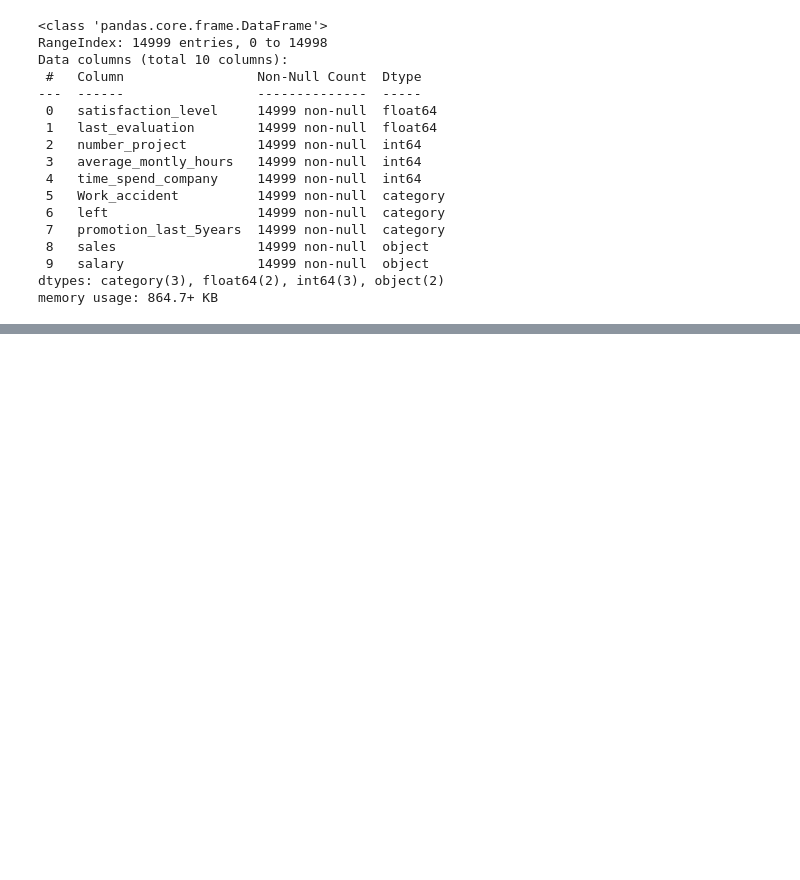
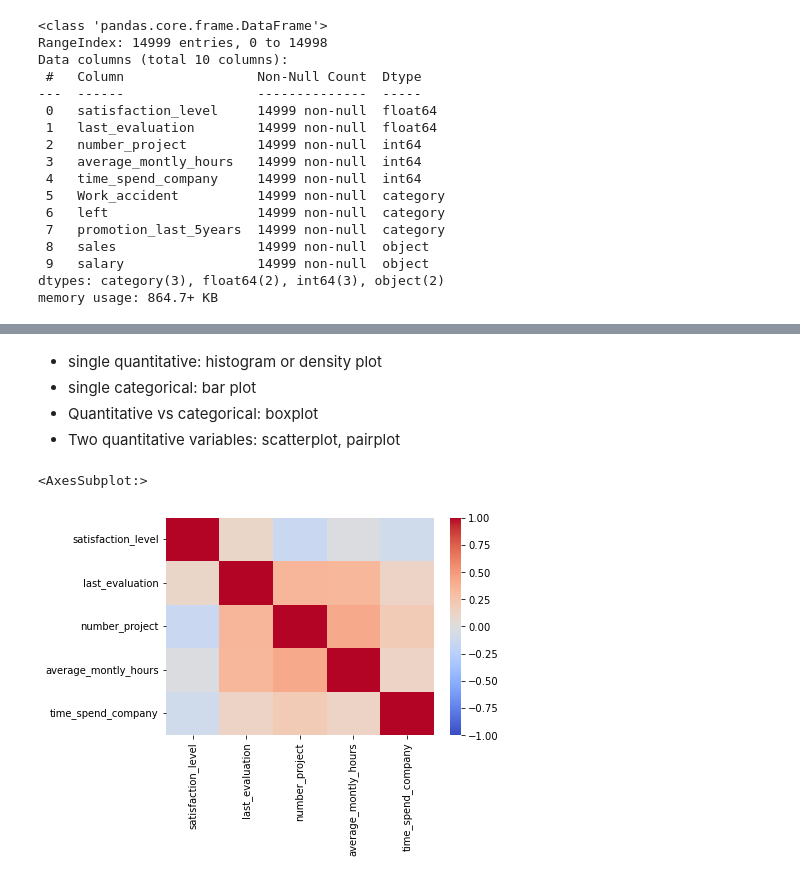
Before and after one commit to intelspeedstep/IDS748, a Jupyter notebook: Week 2.ipynb, the cells around one changed output, grey strips where cells are left out. Saved outputs shown, nothing was run; the diff lists cells and outputs as text; code cells hidden in the pictures; blank space fills up the shorter version.

```diff
--- a/Week 2.ipynb
+++ b/Week 2.ipynb
@@ -657,0 +673,6 @@ memory usage: 864.7+ KB
+# %%
+# correlation matrix
+# correlation r measure linear relationship between two quantitative variables
+#  -1 <= r <= 1
+df_corr = df.corr()
+df_corr
@@ -657,0 +686,11 @@ memory usage: 864.7+ KB
+# %% [markdown]
+* single quantitative: histogram or density plot
+* single categorical: bar plot
+* Quantitative vs categorical: boxplot
+* Two quantitative variables: scatterplot, pairplot
+# %%
+# headmap
+sns.heatmap(data = df_corr, vmin = -1, vmax = 1, center = 0, cmap = 'coolwarm')
+# %% [output]
+<AxesSubplot:>
+[figure, added]
```
Also changed, not shown: parts of 3 cells of this notebook.
